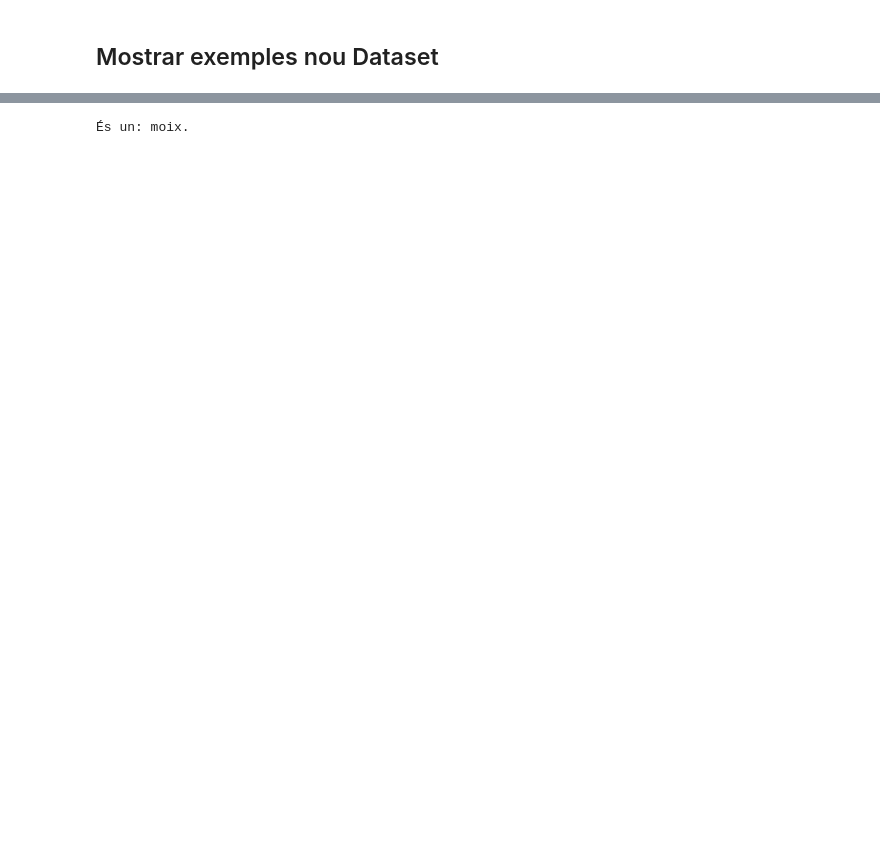
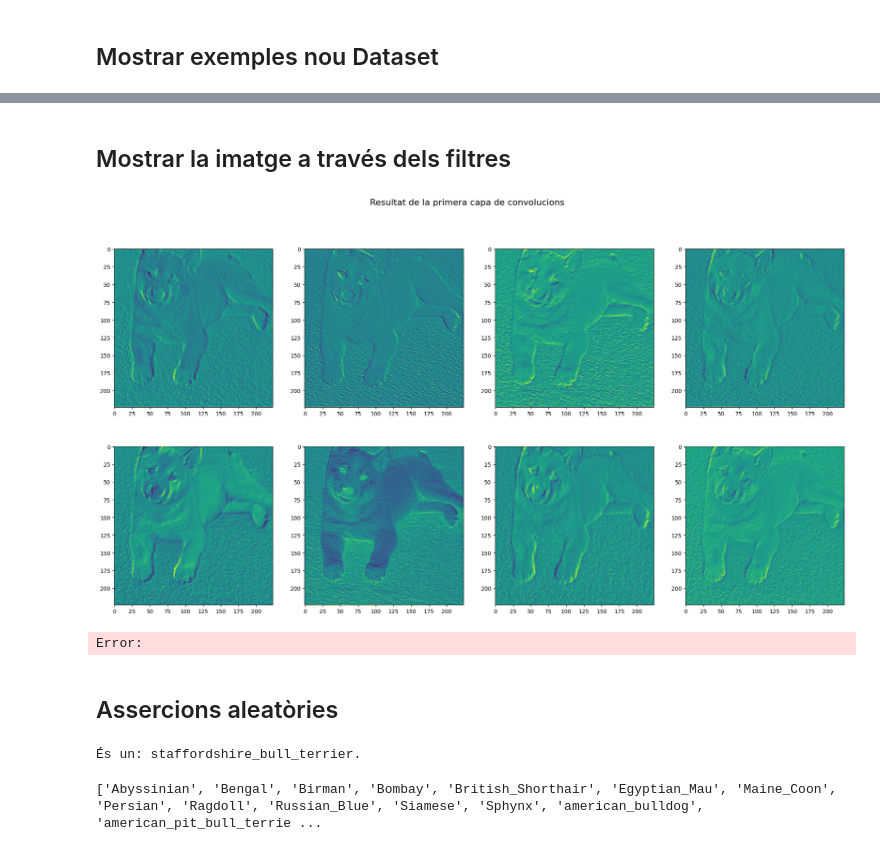
Before and after one commit to xcerdoxc/aa_2324, a Jupyter notebook: Practica2/Prac2-CNN.ipynb, the cells around one changed output, grey strips where cells are left out. Cells and saved outputs as stored; diff of their text form; code cells hidden in the pictures; blank space fills up the shorter version.

```diff
--- a/Practica2/Prac2-CNN.ipynb
+++ b/Practica2/Prac2-CNN.ipynb
@@ -277,16 +458,40 @@ plt.show()
+# %% [markdown]
+## Mostrar la imatge a través dels filtres
+# %%
+rows= 2
+cols = 4
+img_count = 0
+
+fig, axes = plt.subplots(nrows=rows, ncols=cols, figsize=(24, 12))
+fig.suptitle('Resultat de la primera capa de convolucions', fontsize=16)
+
+for i in range(rows):
+    for j in range(cols):
+        if img_count < rows*cols:
+            axes[i, j].imshow(f1.detach().cpu().numpy()[1,img_count,:,:])
+
+            img_count+=1
+
+fig.set
+plt.show()
+# %% [output]
+[figure, added]
+Error:
+# %% [markdown]
+## Assercions aleatòries
 # %%
-image_path = "images/moix.jpg"
+image_path = "images/german_shorthained.jpg"
 image = Image.open(image_path)
-input_image = transform(image).unsqueeze(0).to(device)
+input_image = transform1(image).unsqueeze(0).to(device)
 
-# Make a prediction
 with torch.no_grad():
-    output = model(input_image)
+    output, _ = model(input_image)
 
-# Get the predicted class index
 _, predicted_class = torch.max(output, 1)
-
-# Print the predicted class
 print(f'És un: {dataset.classes[predicted_class.item()]}.')
 # %% [output]
-És un: moix.
+És un: staffordshire_bull_terrier.
+# %%
+print(dataset.classes)
+# %% [output]
+['Abyssinian', 'Bengal', 'Birman', 'Bombay', 'British_Shorthair', 'Egyptian_Mau', 'Maine_Coon', 'Persian', 'Ragdoll', 'Russian_Blue', 'Siamese', 'Sphynx', 'american_bulldog', 'american_pit_bull_terrie ...
```
Also changed, not shown: parts of 32 cells of this notebook, 2 other files.
